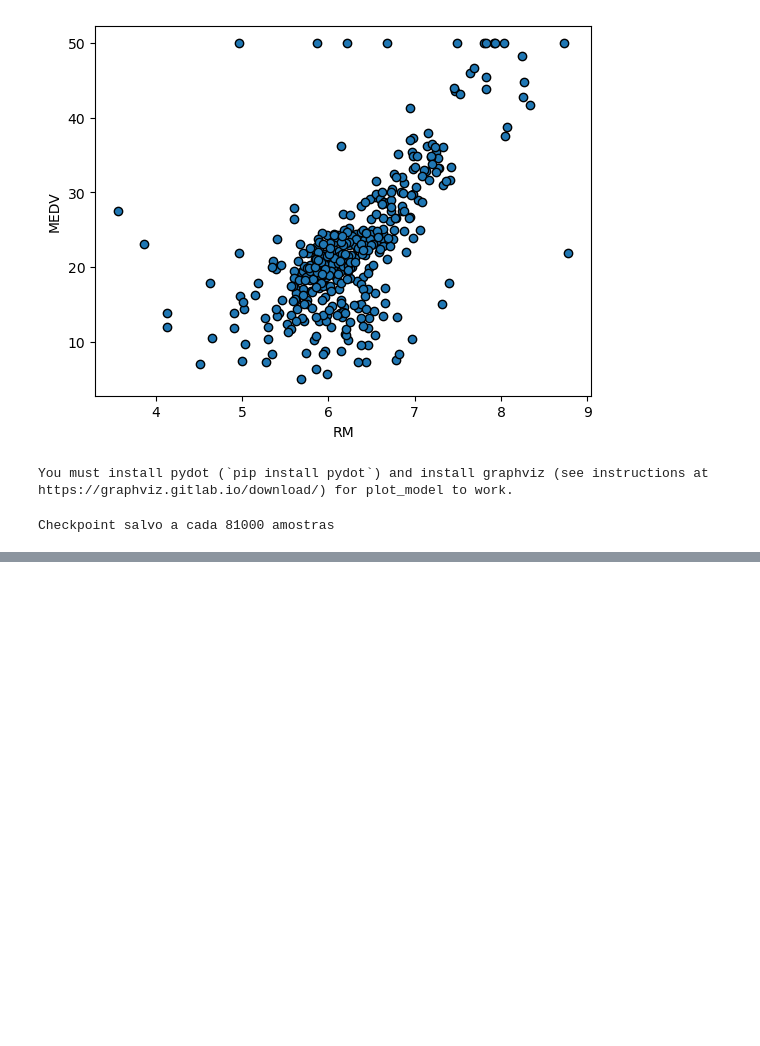
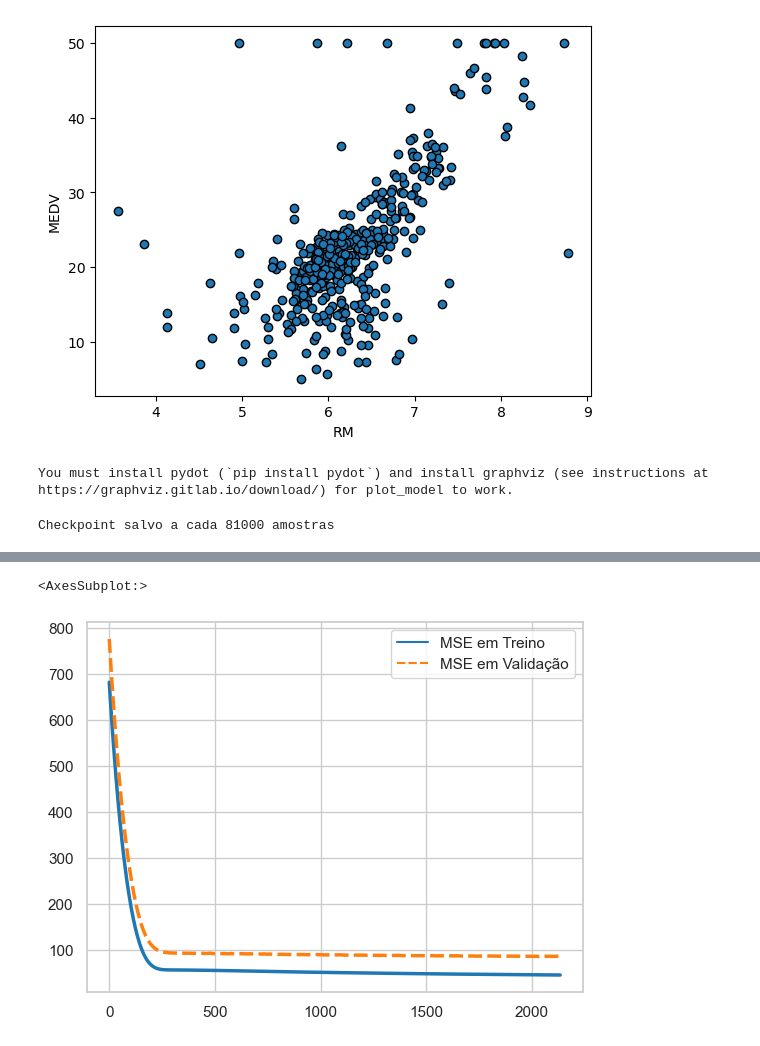
Before and after one commit to higorcamelo/analise-dados-python, a Jupyter notebook: tensor_flow_preditivo/modelo_preditivo.ipynb, the cells around one changed output, grey strips where cells are left out. Drawn from its saved outputs; the diff is of its cells as text; code cells hidden in the pictures; blank space fills up the shorter version.

```diff
--- a/tensor_flow_preditivo/modelo_preditivo.ipynb
+++ b/tensor_flow_preditivo/modelo_preditivo.ipynb
@@ -149,0 +163,21 @@ Epoch 1/4000
+# %%
+# Retornando os valores desejados para o gráfico
+mse = np.asarray(history.history['mse'])
+val_mse = np.asarray(history.history['val_mse'])
+
+# Prepara os dados para o dataframe
+num_values = (len(mse))
+values = np.zeros((num_values, 2), dtype = float)
+values[:,0] = mse
+values[:,1] = val_mse
+
+# Cria o dataframe
+steps = pd.RangeIndex(start = 0, stop = num_values)
+df = pd.DataFrame(values, steps, columns = ["MSE em Treino", "MSE em Validação"])
+# %%
+# Gráfico final
+sns.set(style = "whitegrid")
+sns.lineplot(data = df, palette = "tab10", linewidth  = 2.5)
+# %% [output]
+<AxesSubplot:>
+[figure, added]
```
Also changed, not shown: parts of 4 cells of this notebook, 3 other files.
